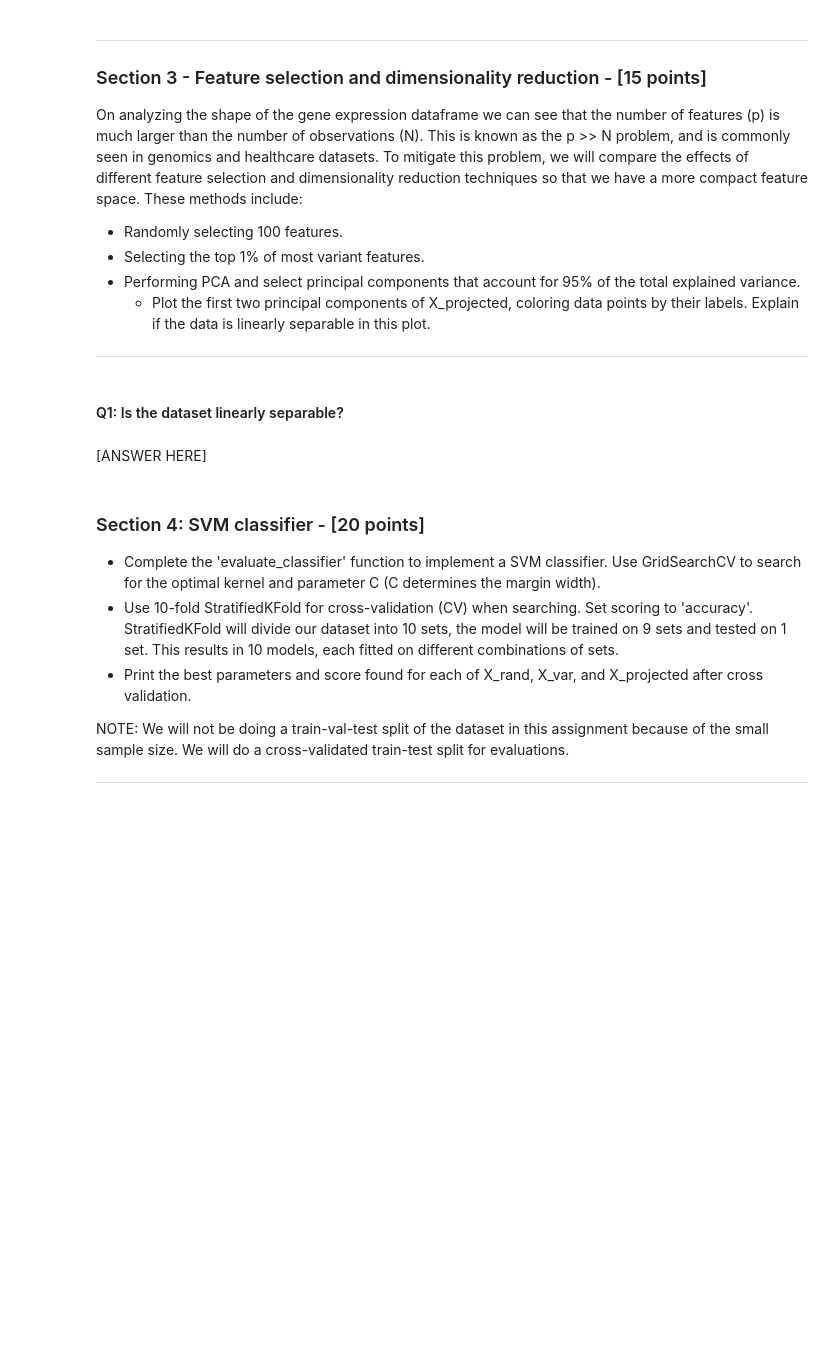
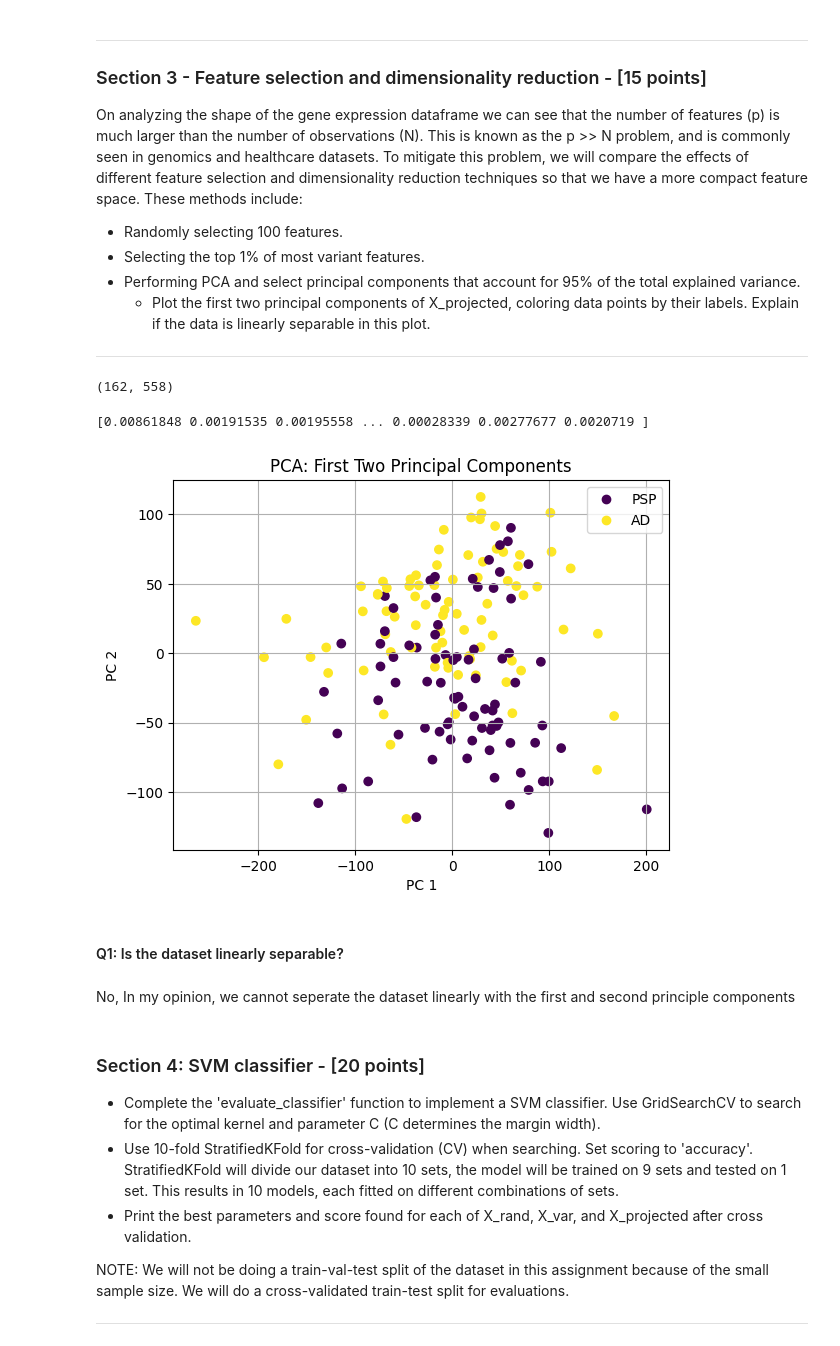
Before and after one commit to ritwickban/Diagnosis_of_AD-PSP, a Jupyter notebook: mp1-omics.ipynb, the cells around one changed output. Cells and saved outputs as stored; diff of their text form; code cells hidden in the pictures; blank space fills up the shorter version.

```diff
--- a/mp1-omics.ipynb
+++ b/mp1-omics.ipynb
@@ -91,4 +91,5 @@ Name: count, dtype: int64
 # %%
 # Retain only samples having labels of 'AD' or 'PSP'
 
-df =
+df = df[(df['Diagnosis'] == 'AD') | (df['Diagnosis'] == 'PSP')]
+df['Diagnosis'].value_counts()
@@ -95,14 +101,15 @@ df =
 # %%
 # Separate the merged dataframe into features and labels. Remove 'ID' column
 
-X = # features
-y = # labels
+X = df.drop(columns=['ID', 'Diagnosis'])  # features
+y = df['Diagnosis']  # labels
 # %%
 # Encode textual labels in 'y' to numbers
 
 from sklearn.preprocessing import LabelEncoder
 
-y =
+le = LabelEncoder()
+y = le.fit_transform(y)
 
 assert(np.all((y == 0) | (y == 1)))
 # %% [markdown]
@@ -127,33 +134,50 @@ assert X_rand.shape == (162, 100)
 # %%
 # Select the top 1% of the features with the most variance (hint: np.var)
 
-X_var =
-
+#X_var =
+t=np.var(X, axis=0)
+p=np.percentile(t, 99)
+X_var = X.loc[:, t >= p]
 X_var.shape
+# %% [output]
+(162, 558)
 # %%
 # Use PCA and select only the components contributing to 95% of the total variance
 
 from sklearn.decomposition import PCA
 
-X_projected =
 
-X_projected.shape
+pca = PCA(n_components=0.95, svd_solver='auto')
+X_projected = pca.fit_transform(X)
+
+#X_orig = pca.inverse_transform(X_projected)
+
+#X_orig
+#X_projected.shape
+print(pca.components_[0])
+# %% [output]
+[0.00861848 0.00191535 0.00195558 ... 0.00028339 0.00277677 0.0020719 ]
 # %%
 # Scatter plot of the first two principal components.
 
 import matplotlib.pyplot as plt
-
-plt.scatter(???)
-plt.scatter(???)
+colors = [0,1]
+#plt.scatter(pca.components_[0],pca.components_[1],cmap='viridis')
+plot=plt.scatter(X_projected[:, 0], X_projected[:, 1], c=y)
+#plt.scatter(range(len(pca.components_[0])),pca.components_[0],c='r', label='PC 1')
+#plt.scatter(pca.components_[1],range(len(pca.components_[1])), c='b', label='PC 2')
 plt.title('PCA: First Two Principal Components')
 plt.xlabel('PC 1')
 plt.ylabel('PC 2')
-plt.legend()
+plt.grid()
+plt.legend(handles=plot.legend_elements()[0], labels=list(df['Diagnosis'].unique()))
 plt.show()
+# %% [output]
+[figure, added]
 # %% [markdown]
 #### Q1: Is the dataset linearly separable?
 # %% [markdown]
-[ANSWER HERE]
+No, In my opinion, we cannot seperate the dataset linearly with the first and second principle components
 # %% [markdown]
 ### Section 4: SVM classifier  - [20 points]
 
```
Also changed, not shown: parts of 2 cells of this notebook.
